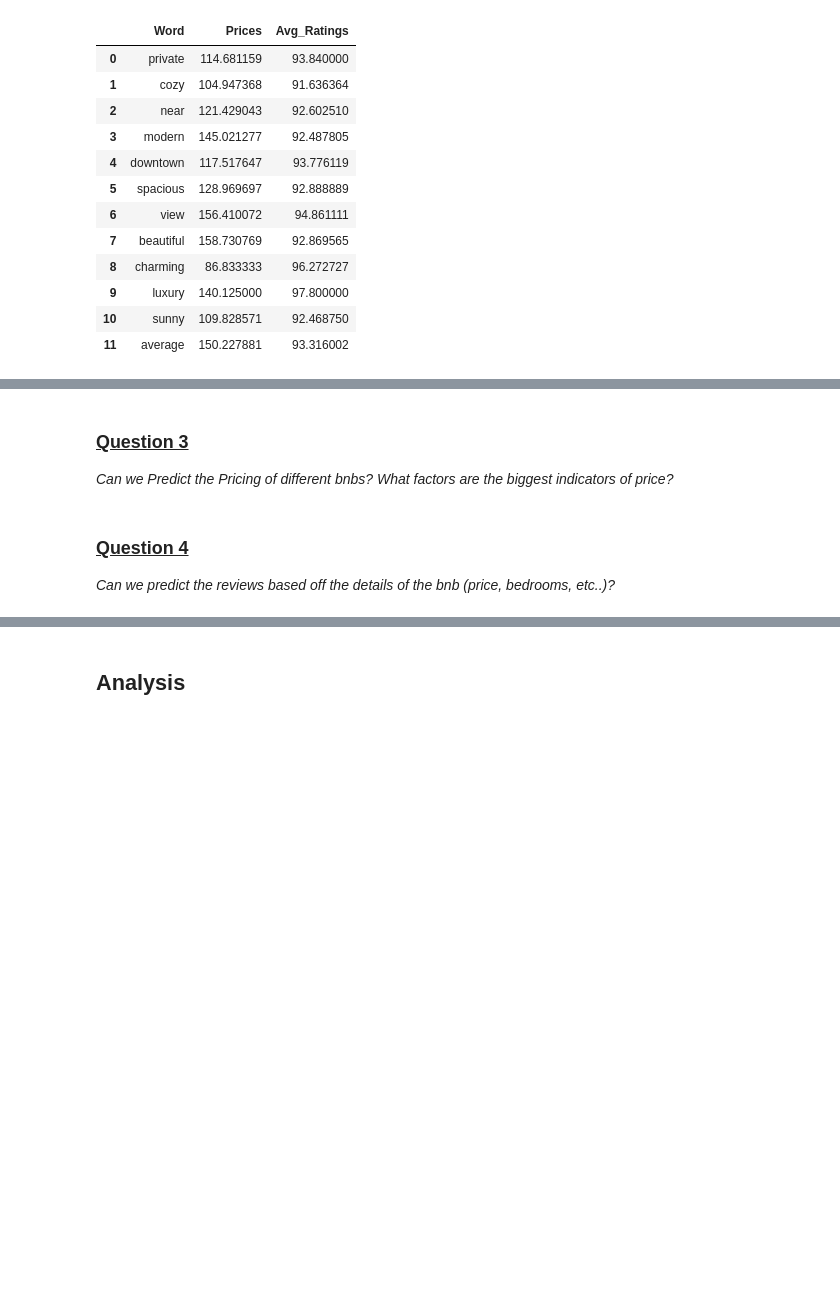
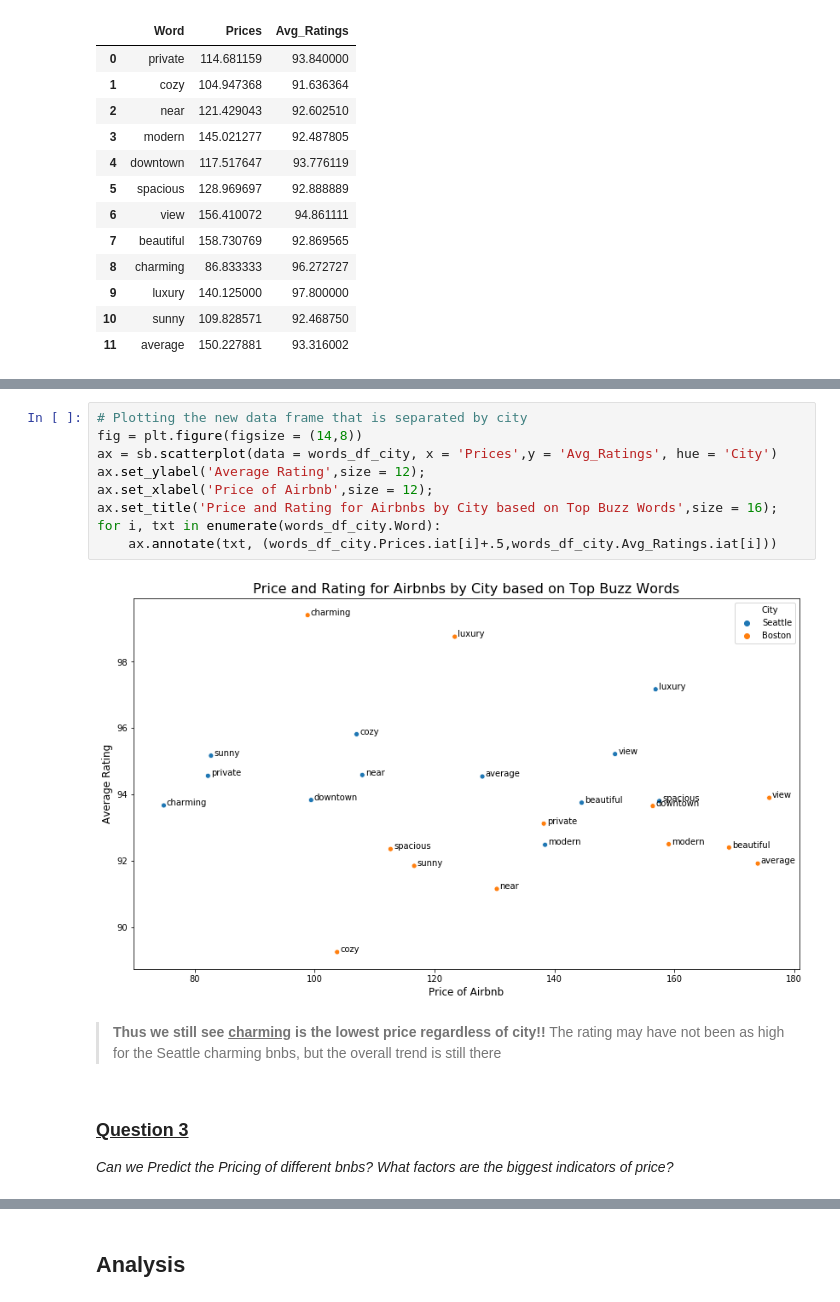
Before and after one commit to vikramtharakan/Airbnb_Exploratory_Project, a Jupyter notebook: AirbnbProject.ipynb, the cells around one changed output, grey strips where cells are left out. Saved outputs shown, nothing was run; the diff lists cells and outputs as text; blank space fills up the shorter version.

Commit message:
Made some changes to question 2, started working on categorical aspect of question 3

```diff
--- a/AirbnbProject.ipynb
+++ b/AirbnbProject.ipynb
@@ -386,8 +462,17 @@ for i, txt in enumerate(words_df.Word):
+# %%
+# Plotting the new data frame that is separated by city
+fig = plt.figure(figsize = (14,8))
+ax = sb.scatterplot(data = words_df_city, x = 'Prices',y = 'Avg_Ratings', hue = 'City')
+ax.set_ylabel('Average Rating',size = 12);
+ax.set_xlabel('Price of Airbnb',size = 12);
+ax.set_title('Price and Rating for Airbnbs by City based on Top Buzz Words',size = 16);
+for i, txt in enumerate(words_df_city.Word):
+    ax.annotate(txt, (words_df_city.Prices.iat[i]+.5,words_df_city.Avg_Ratings.iat[i]))
+# %% [output]
+[figure, added]
+# %% [markdown]
+> <b> Thus we still see <u>charming</u> is the lowest price regardless of city!!</b> The rating may have not been as high for the Seattle charming bnbs, but the overall trend is still there
 # %% [markdown]
 <a id = 'Q3'></a>
 ### <u>Question 3</u><br>
 <i>Can we Predict the Pricing of different bnbs? What factors are the biggest indicators of price?</i>
-# %% [markdown]
-<a id = 'Q4'></a>
-### <u>Question 4</u><br>
-<i>Can we predict the reviews based off the details of the bnb (price, bedrooms, etc..)?</i>
```
Also changed, not shown: parts of 20 cells of this notebook.
